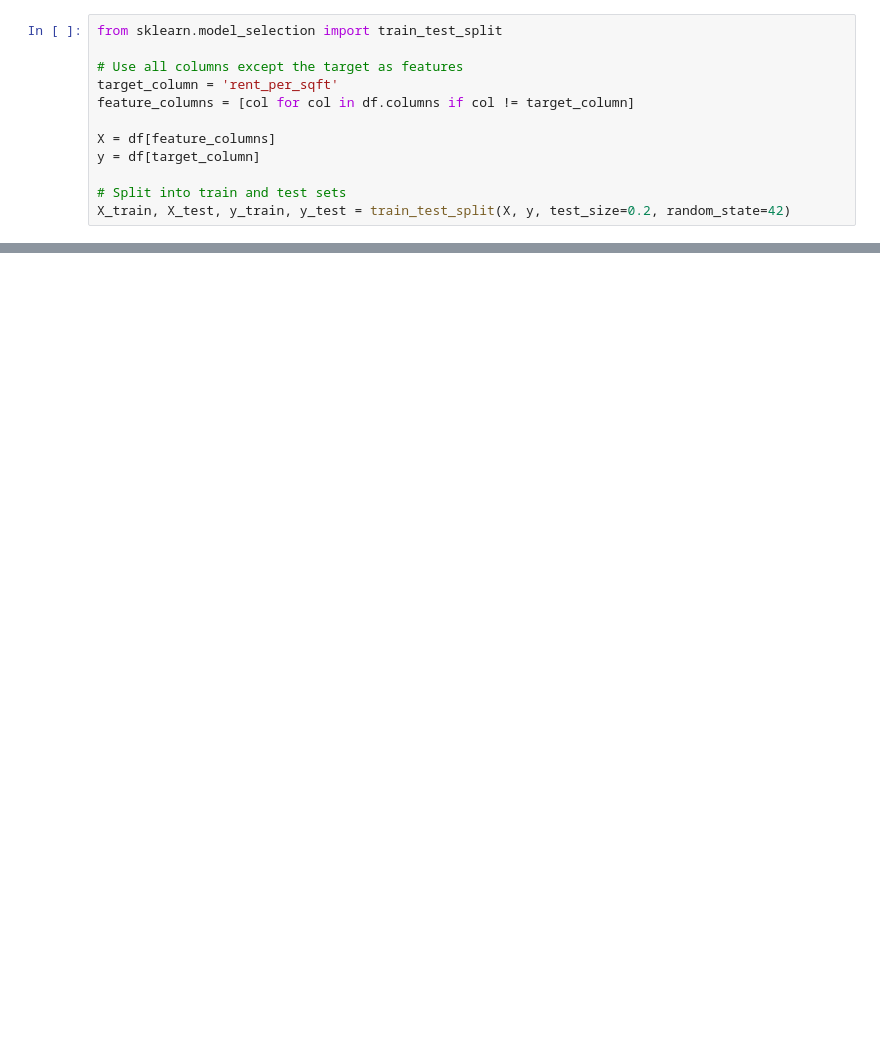
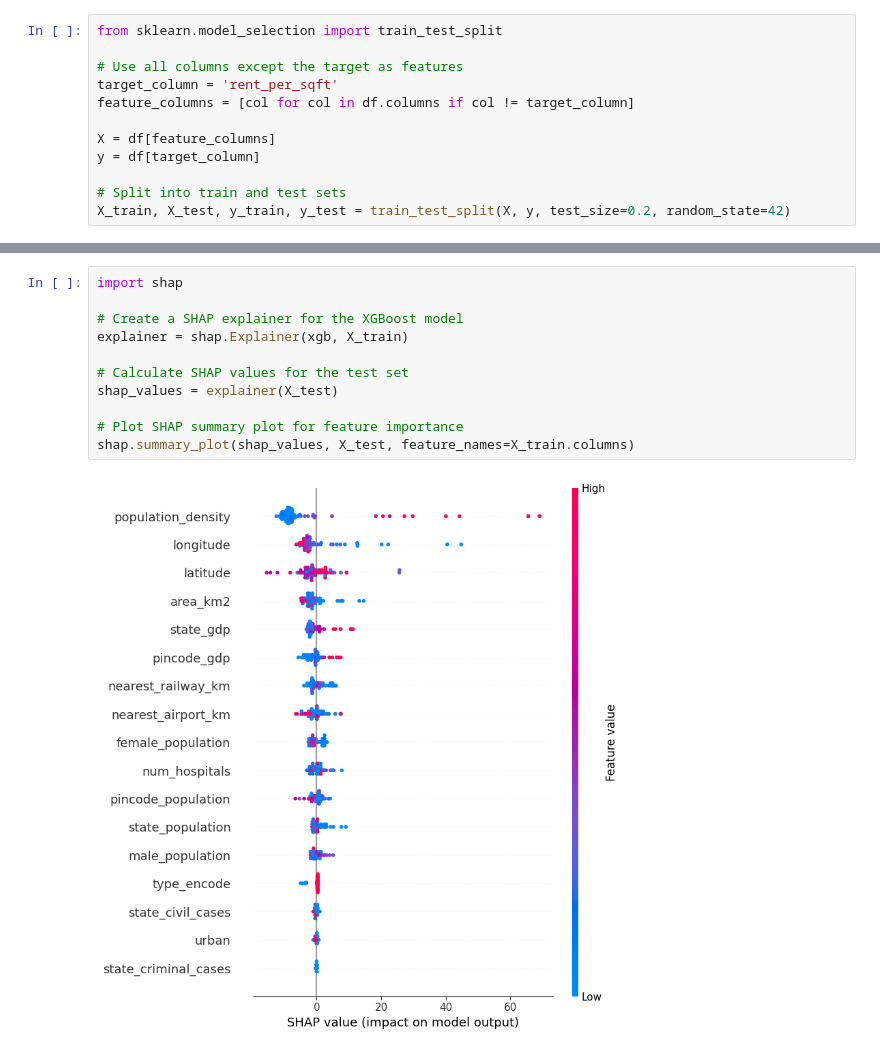
Before and after one commit to arupmahatha-dtdc/rentcast, a Jupyter notebook: model.ipynb, the cells around one changed output, grey strips where cells are left out. Saved outputs shown, nothing was run; the diff lists cells and outputs as text; blank space fills up the shorter version.

```diff
--- a/model.ipynb
+++ b/model.ipynb
@@ -283,0 +376,13 @@ R^2 Score: 0.1560
+# %%
+import shap
+
+# Create a SHAP explainer for the XGBoost model
+explainer = shap.Explainer(xgb, X_train)
+
+# Calculate SHAP values for the test set
+shap_values = explainer(X_test)
+
+# Plot SHAP summary plot for feature importance
+shap.summary_plot(shap_values, X_test, feature_names=X_train.columns)
+# %% [output]
+[figure, added]
```
Also changed, not shown: parts of 11 cells of this notebook, 10 other files.
